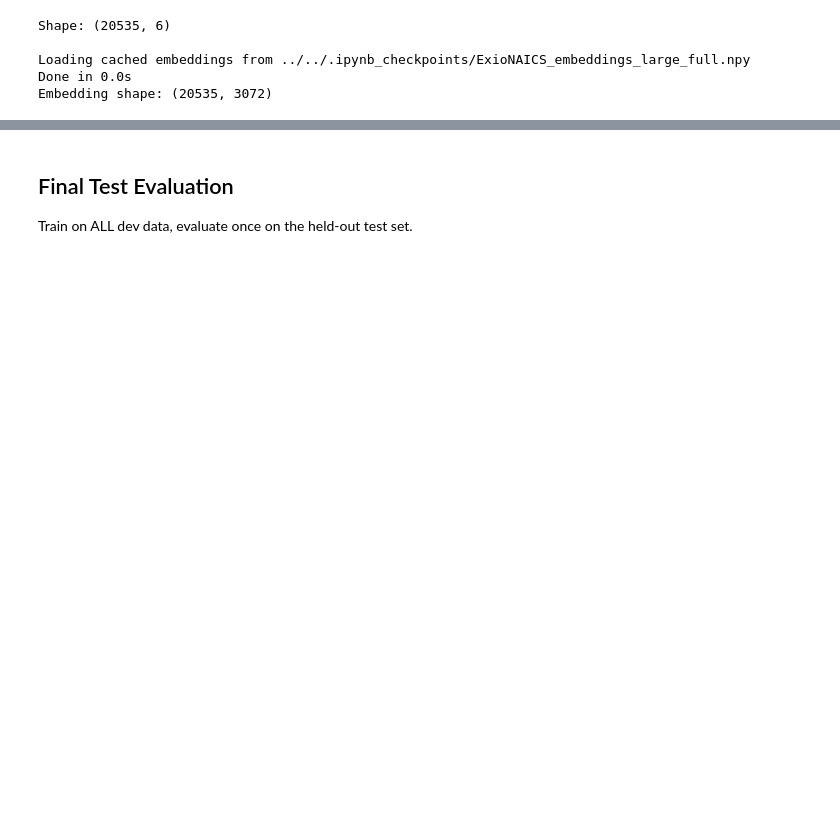
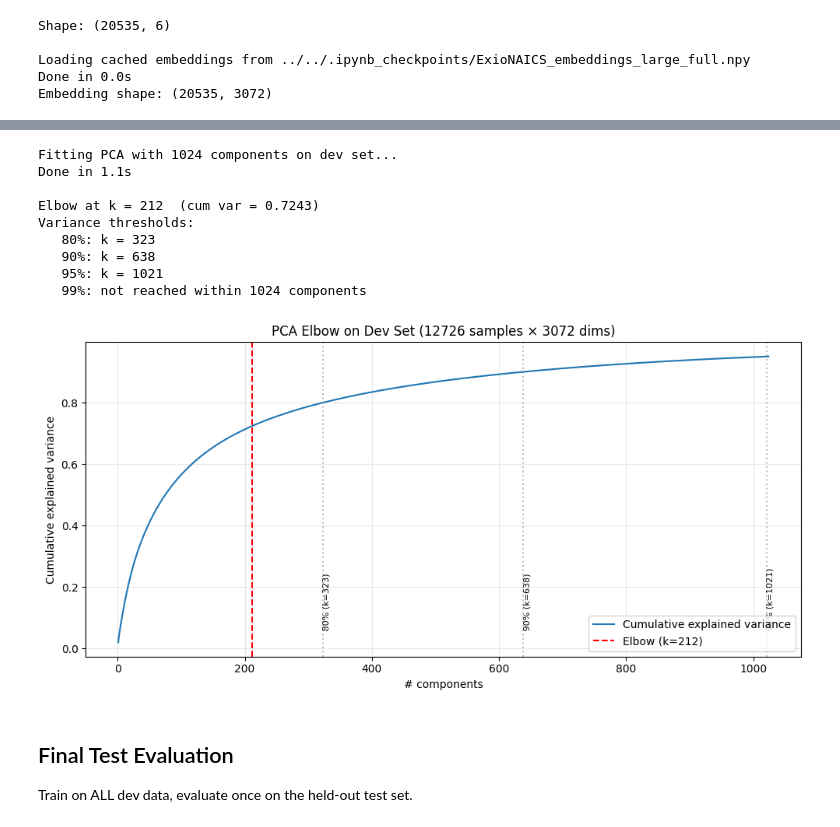
Before and after one commit to kathytran88/ClimateTurtles-ExioNaics-LLM-emissions-estimation, a Jupyter notebook: Brian/embedding_knn_classifier/rbf_svm_classifier.ipynb, the cells around one changed output, grey strips where cells are left out. Cells and saved outputs as stored; diff of their text form; code cells hidden in the pictures; blank space fills up the shorter version.

```diff
--- a/Brian/embedding_knn_classifier/rbf_svm_classifier.ipynb
+++ b/Brian/embedding_knn_classifier/rbf_svm_classifier.ipynb
@@ -178,3 +78,74 @@ Confusion Matrix (rows=true, cols=predicted):
+# %%
+import matplotlib.pyplot as plt
+
+# Cap component count for speed — full SVD on 12k x 3072 is slow and we don't need every dim
+MAX_COMPONENTS = 1024
+
+print(f"Fitting PCA with {MAX_COMPONENTS} components on dev set...")
+start = time.time()
+pca_probe = PCA(n_components=MAX_COMPONENTS, svd_solver='randomized', random_state=SEED)
+pca_probe.fit(X_dev)
+print(f"Done in {time.time()-start:.1f}s")
+
+cumvar = np.cumsum(pca_probe.explained_variance_ratio_)
+ks = np.arange(1, len(cumvar) + 1)
+
+# Elbow = point with max perpendicular distance from the chord (first → last)
+p1 = np.array([ks[0], cumvar[0]])
+p2 = np.array([ks[-1], cumvar[-1]])
+chord = p2 - p1
+chord_norm = chord / np.linalg.norm(chord)
+
+points = np.column_stack([ks, cumvar])
+vec = points - p1
+proj_len = vec @ chord_norm
+proj_pts = np.outer(proj_len, chord_norm) + p1
+distances = np.linalg.norm(points - proj_pts, axis=1)
+elbow_k = int(ks[np.argmax(distances)])
+
+# Common variance thresholds
+thresholds = [0.80, 0.90, 0.95, 0.99]
+threshold_ks = {}
+for t in thresholds:
+    if cumvar[-1] >= t:
+        threshold_ks[t] = int(ks[np.argmax(cumvar >= t)])
+    else:
+        threshold_ks[t] = None
+
+print(f"\nElbow at k = {elbow_k}  (cum var = {cumvar[elbow_k-1]:.4f})")
+print(f"Variance thresholds:")
+for t, k in threshold_ks.items():
+    if k is not None:
+        print(f"  {int(t*100):>3}%: k = {k}")
+    else:
+        print(f"  {int(t*100):>3}%: not reached within {MAX_COMPONENTS} components")
+
+# Plot
+plt.figure(figsize=(10, 5))
+plt.plot(ks, cumvar, lw=1.5, label='Cumulative explained variance')
+plt.axvline(elbow_k, color='red', linestyle='--', label=f'Elbow (k={elbow_k})')
+for t, k in threshold_ks.items():
+    if k is not None:
+        plt.axvline(k, color='gray', linestyle=':', alpha=0.5)
+        plt.text(k, 0.05, f' {int(t*100)}% (k={k})', rotation=90, fontsize=8, va='bottom')
+plt.xlabel('# components')
+plt.ylabel('Cumulative explained variance')
+plt.title(f'PCA Elbow on Dev Set ({X_dev.shape[0]} samples × {X_dev.shape[1]} dims)')
+plt.legend(loc='lower right')
+plt.grid(alpha=0.3)
+plt.tight_layout()
+plt.show()
+# %% [output]
+Fitting PCA with 1024 components on dev set...
+Done in 1.1s
+
+Elbow at k = 212  (cum var = 0.7243)
+Variance thresholds:
+   80%: k = 323
+   90%: k = 638
+   95%: k = 1021
+   99%: not reached within 1024 components
+[figure, added]
 # %% [markdown]
 ## Final Test Evaluation
 
```
Also changed, not shown: parts of 13 cells of this notebook.
